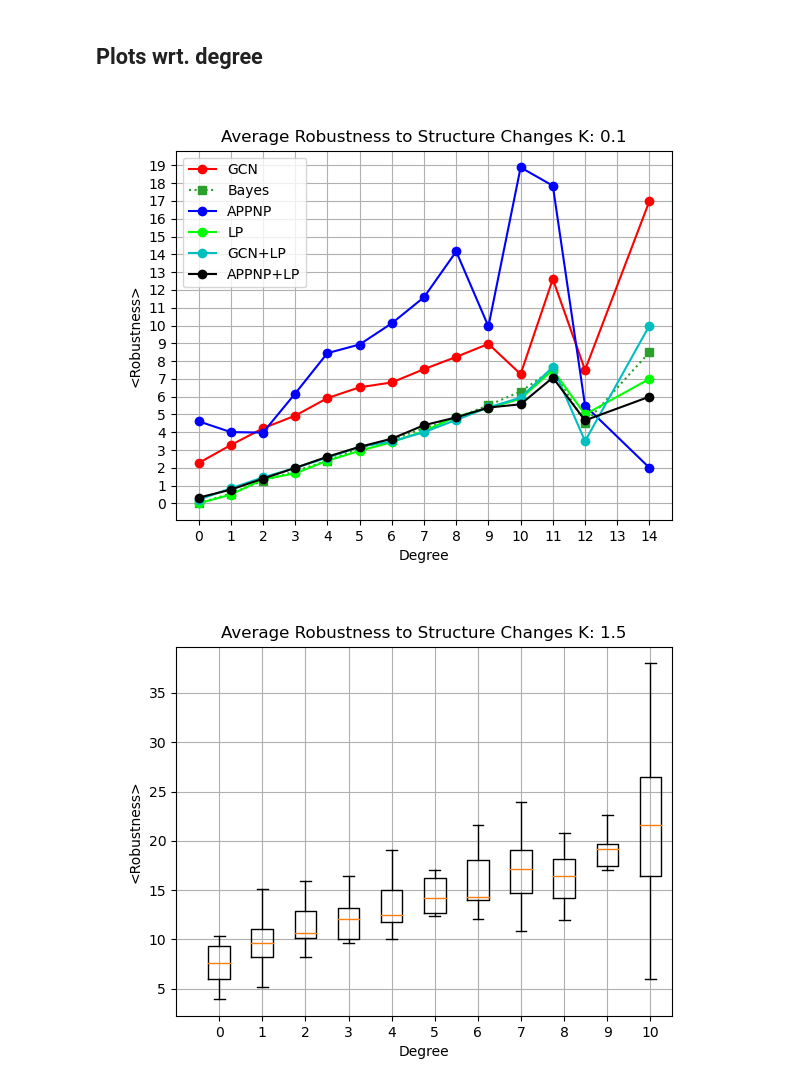
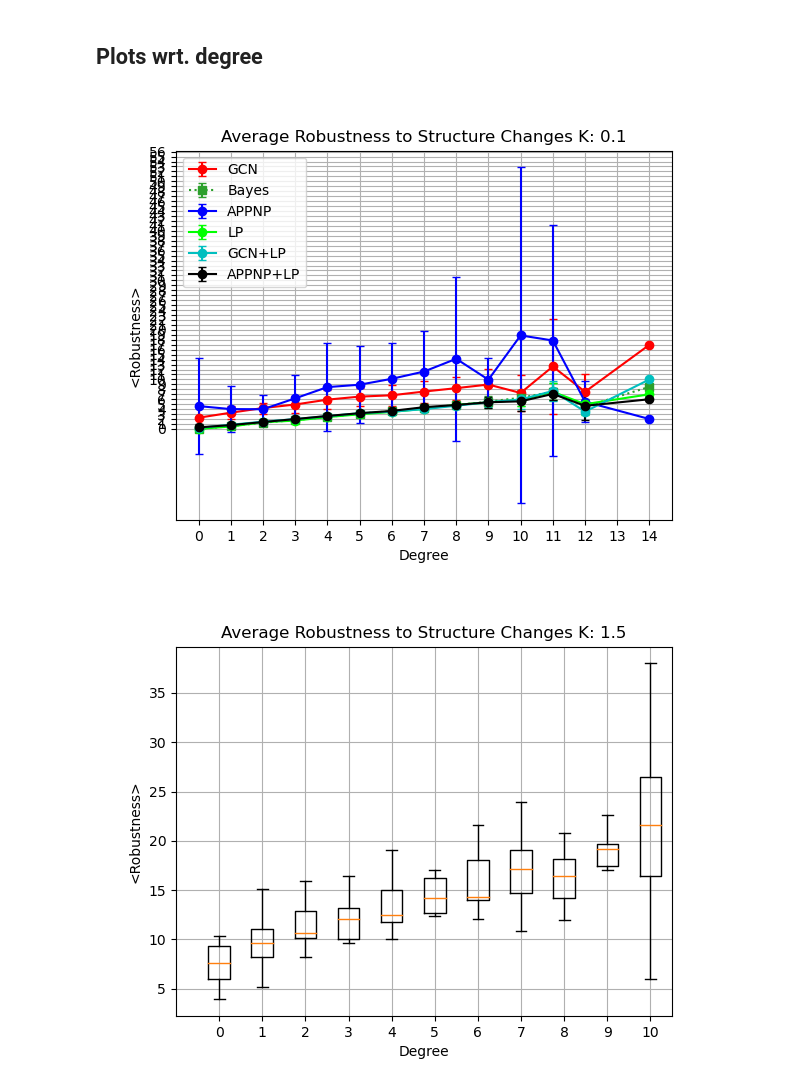
Before and after one commit to saper0/revisiting_robustness, a Jupyter notebook: notebooks/robustness/over_robustness.ipynb, the cells around one changed output. Cells and saved outputs as stored; diff of their text form; code cells hidden in the pictures.

```diff
--- a/notebooks/robustness/over_robustness.ipynb
+++ b/notebooks/robustness/over_robustness.ipynb
@@ -246,11 +246,11 @@ experiment_manager.plot(name="validation-accuracy", attack="l2", models=models,
 # %%
 models = ["GCN", "APPNP", "LP", "GCN+LP", "APPNP+LP"]
 ylabel = "<Robustness>"
 K = 0.1
 title = f"Average Robustness to Structure Changes K: {K}"
-experiment_manager.plot_wrt_degree(name="f_wrt_y", attack="l2", models=models, K=K, errorbars=False, title=title, ylabel=ylabel)
+experiment_manager.plot_wrt_degree(name="f_wrt_y", attack="l2", models=models, K=K, errorbars=True, title=title, ylabel=ylabel)
 # %% [output]
-[figure, old version]
+[figure, new version]
 # %%
 models = ["APPNP"]
 ylabel = "<Robustness>"
```
Also changed, not shown: parts of 2 cells of this notebook, 33 other files.
